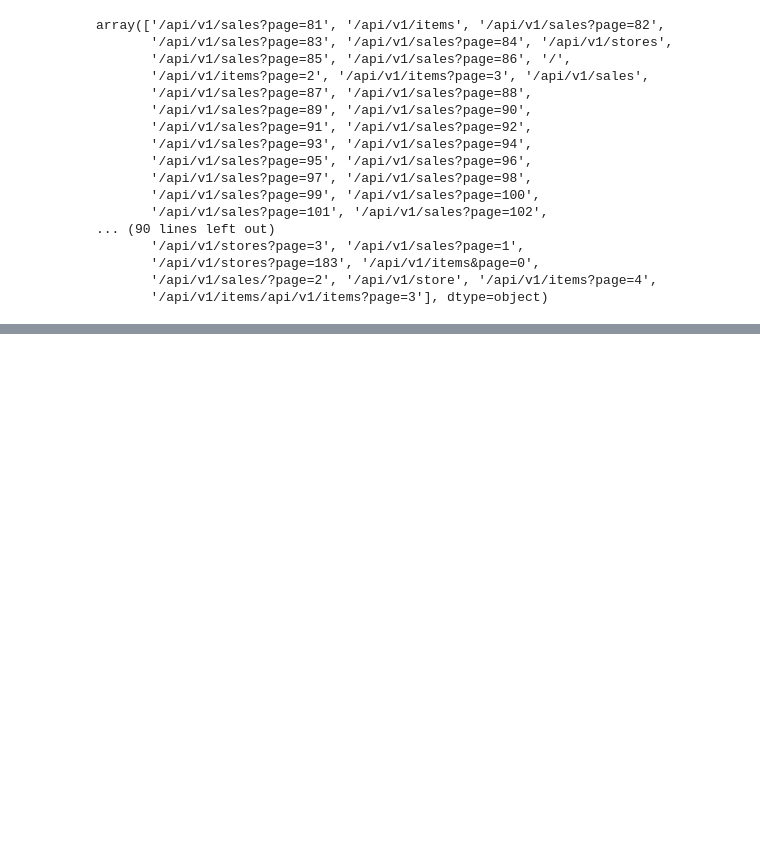
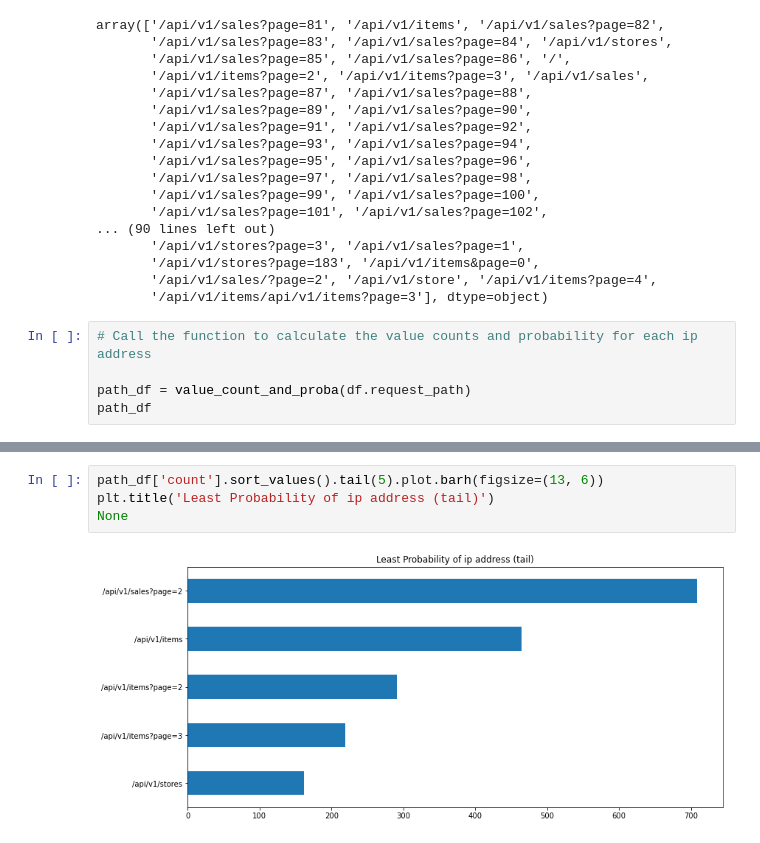
Before and after one commit to stephenkipkurui/anomaly-detection-excercises, a Jupyter notebook: discrete_anomaly_detection.ipynb, the cells around one changed output, grey strips where cells are left out. Saved outputs shown, nothing was run; the diff lists cells and outputs as text; blank space fills up the shorter version.

```diff
--- a/discrete_anomaly_detection.ipynb
+++ b/discrete_anomaly_detection.ipynb
@@ -209,3 +227,8 @@ array(['/api/v1/sales?page=81', '/api/v1/items', '/api/v1/sales?page=82',
        '/api/v1/stores?page=183', '/api/v1/items&page=0',
        '/api/v1/sales/?page=2', '/api/v1/store', '/api/v1/items?page=4',
        '/api/v1/items/api/v1/items?page=3'], dtype=object)
+# %%
+# Call the function to calculate the value counts and probability for each ip address
+
+path_df = value_count_and_proba(df.request_path)
+path_df
@@ -211,0 +249,6 @@ array(['/api/v1/sales?page=81', '/api/v1/items', '/api/v1/sales?page=82',
+# %%
+path_df['count'].sort_values().tail(5).plot.barh(figsize=(13, 6))
+plt.title('Least Probability of ip address (tail)')
+None
+# %% [output]
+[figure, added]
```
Also changed, not shown: parts of 7 cells of this notebook.
